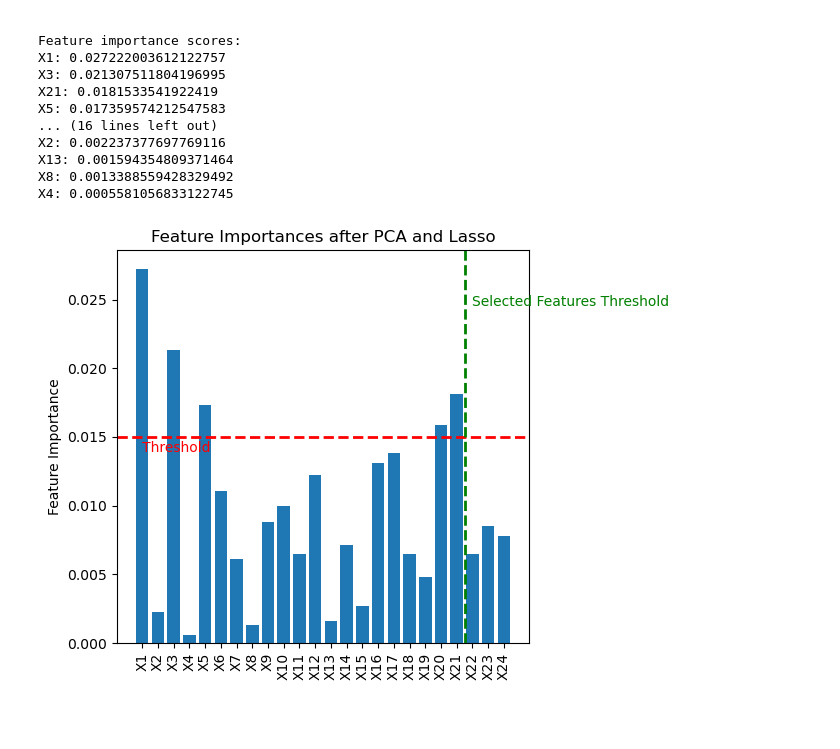
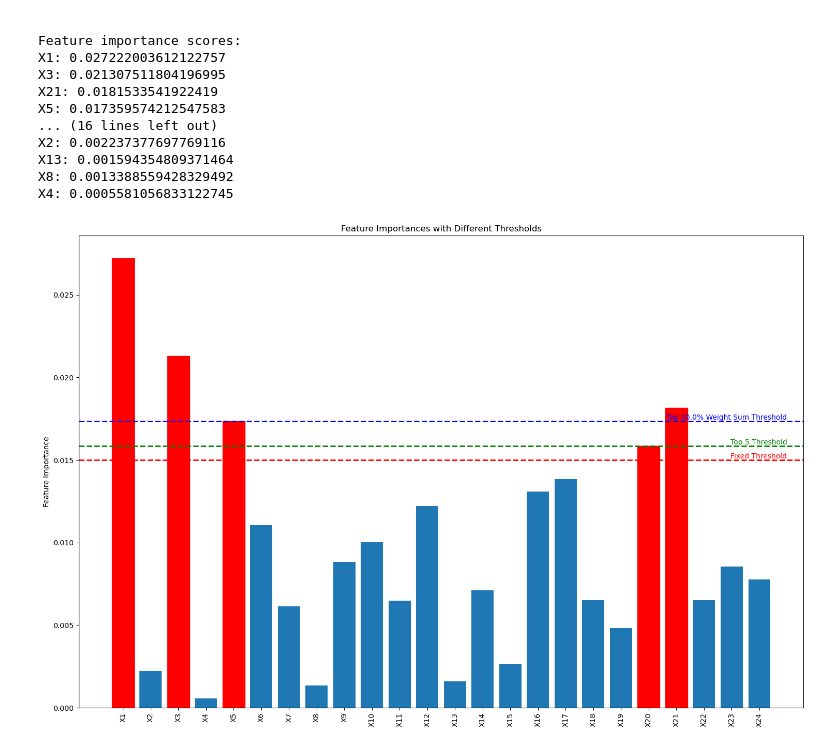
Before and after one commit to Binwen6/CCC, a Jupyter notebook: Code/Q1_PCA_Lasso.ipynb, the cells around one changed output. Cells and saved outputs as stored; diff of their text form; code cells hidden in the pictures; blank space fills up the shorter version.

```diff
--- a/Code/Q1_PCA_Lasso.ipynb
+++ b/Code/Q1_PCA_Lasso.ipynb
@@ -94,32 +94,50 @@ X4: 0.0005581056833122745
 # %%
 import matplotlib.pyplot as plt
 
-# 假设你已经有了一个固定的阈值分数
-fixed_threshold = 0.015  # 你可以设置这个值为你想要的任何分数
+# 1. 人为设定的阈值
+fixed_threshold = 0.015
 
-# ... (之前的代码保持不变)
+# 2. 筛选出重要性前k=5个指标的阈值
+k = 5
+top_k_threshold = np.sort(original_feature_importance)[-k]
+
+# 3. 筛选出重要性权重之和前n=0.3的阈值
+n = 0.3
+sorted_importance = np.sort(original_feature_importance)[::-1]
+cumsum_importance = np.cumsum(sorted_importance)
+n_threshold = sorted_importance[np.where(cumsum_importance >= n * sum(original_feature_importance))[0][0]]
 
 # 绘制条形图
+plt.figure(figsize=(15, 10))
 indices = np.arange(len(original_feature_importance))
-plt.bar(indices, original_feature_importance, align='center')
+bars = plt.bar(indices, original_feature_importance, align='center')
 
 # 添加特征名称和重要性分数
 plt.xticks(indices, X.columns, rotation='vertical')
 plt.ylabel('Feature Importance')
-plt.title('Feature Importances after PCA and Lasso')
+plt.title('Feature Importances with Different Thresholds')
 
-# 显示水平线表示固定的阈值
+# 显示三种不同的阈值
 plt.axhline(y=fixed_threshold, color='r', linestyle='--', linewidth=2)
-plt.text(0, fixed_threshold - 0.01 * max(original_feature_importance), 'Threshold', color='red', va='top')
+plt.text(len(indices), fixed_threshold, 'Fixed Threshold', color='red', va='bottom', ha='right')
 
-# 如果你还想要显示选择的特征的边界（基于百分比的阈值）
-selected_index = np.where(original_selected_features)[0][-1]
-plt.axvline(x=selected_index + 0.5, color='g', linestyle='--', linewidth=2)
-plt.text(selected_index + 1, max(original_feature_importance) * 0.9, 'Selected Features Threshold', color='green')
+plt.axhline(y=top_k_threshold, color='g', linestyle='--', linewidth=2)
+plt.text(len(indices), top_k_threshold, f'Top {k} Threshold', color='green', va='bottom', ha='right')
 
-plt.savefig('../Data/Q1_feature_importance.png')
-# 展示图形
+plt.axhline(y=n_threshold, color='b', linestyle='--', linewidth=2)
+plt.text(len(indices), n_threshold, f'Top {n:.1%} Weight Sum Threshold', color='blue', va='bottom', ha='right')
+
+# 为不同阈值下的特征设置不同颜色
+for i, bar in enumerate(bars):
+    if original_feature_importance[i] >= fixed_threshold:
+        bar.set_color('red')
+    elif original_feature_importance[i] >= top_k_threshold:
+        bar.set_color('green')
+    elif original_feature_importance[i] >= n_threshold:
+        bar.set_color('blue')
+
+plt.savefig('../Data/Q1_feature_importance_with_thresholds.png', dpi=300, bbox_inches='tight')
 plt.tight_layout()
 plt.show()
 # %% [output]
-[figure, old version]
+[figure, new version]
```
Also changed, not shown: 2 other files.
